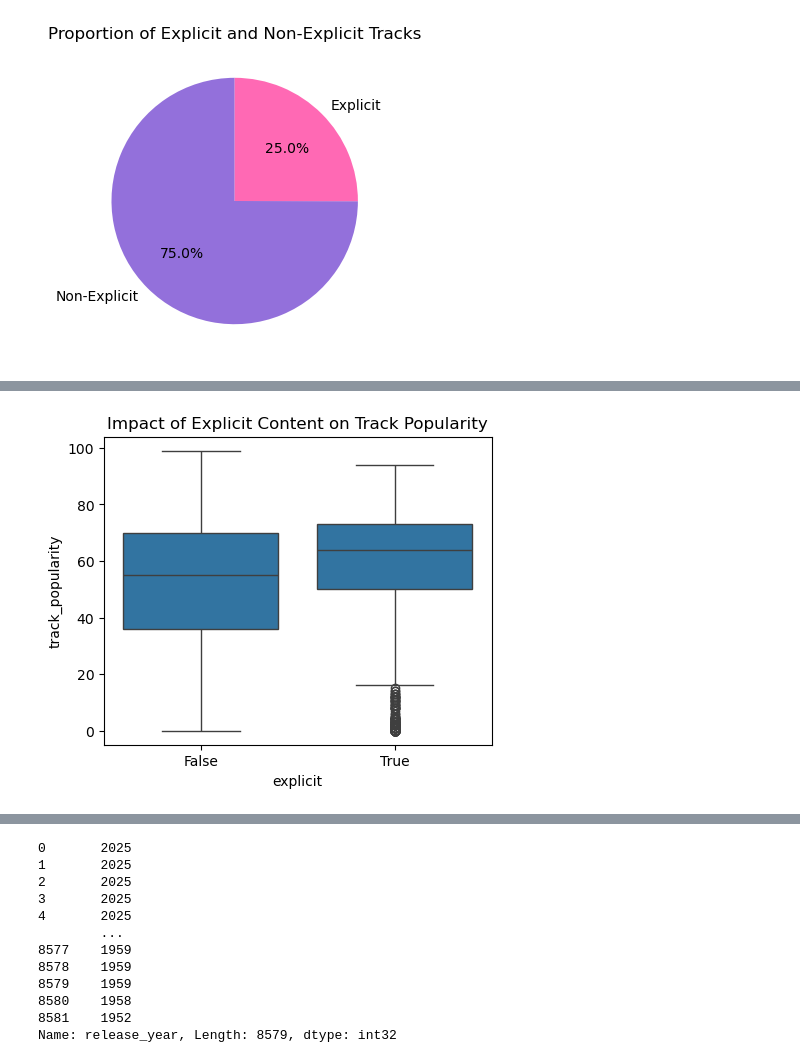
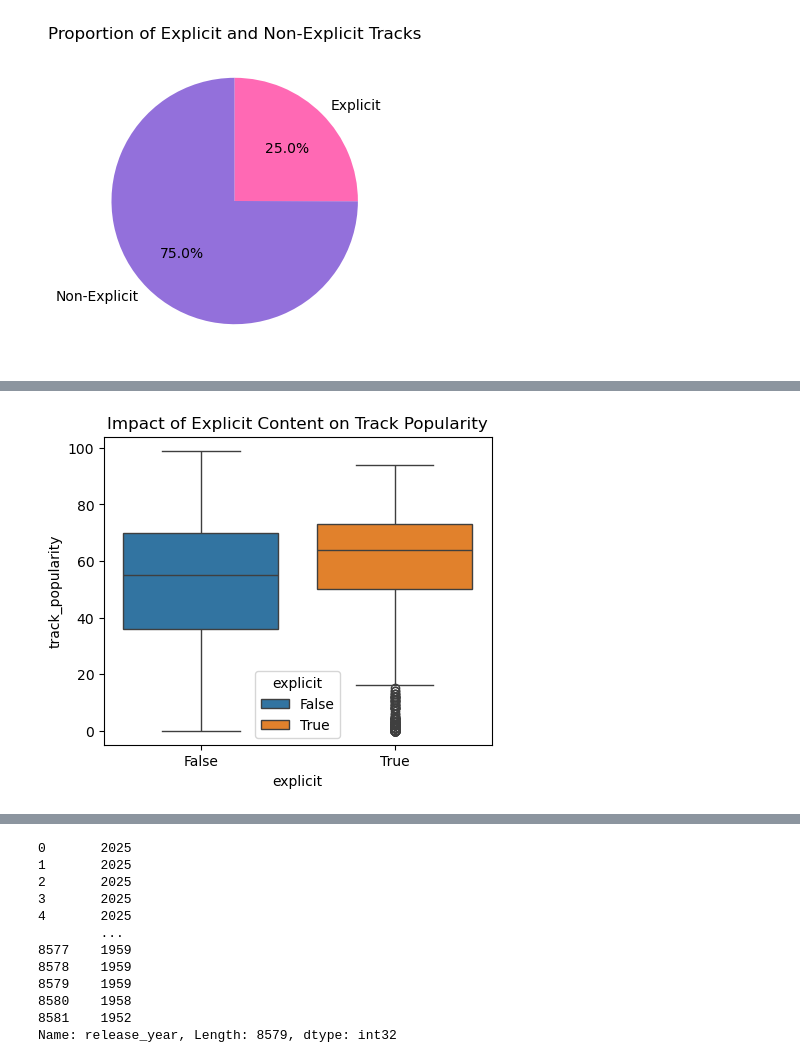
Before and after one commit to Riya-Sachdev/Spotify-EDA-Project, a Jupyter notebook: SpotifyDataAnalysis.ipynb, the cells around one changed output, grey strips where cells are left out. Saved outputs shown, nothing was run; the diff lists cells and outputs as text; code cells hidden in the pictures.

```diff
--- a/SpotifyDataAnalysis.ipynb
+++ b/SpotifyDataAnalysis.ipynb
@@ -314,8 +330,8 @@ plt.show()
 # %%
 plt.figure(figsize = (5,4))
-sbn.boxplot(x = "explicit" , y = "track_popularity" , data = df)
+sbn.boxplot(x = "explicit" , y = "track_popularity" , data = df , hue = "explicit")
 plt.title("Impact of Explicit Content on Track Popularity")
 plt.show()
 # %% [output]
-[figure, old version]
+[figure, new version]
 # %% [markdown]
```
Also changed, not shown: parts of 47 cells of this notebook, 2 other files.
